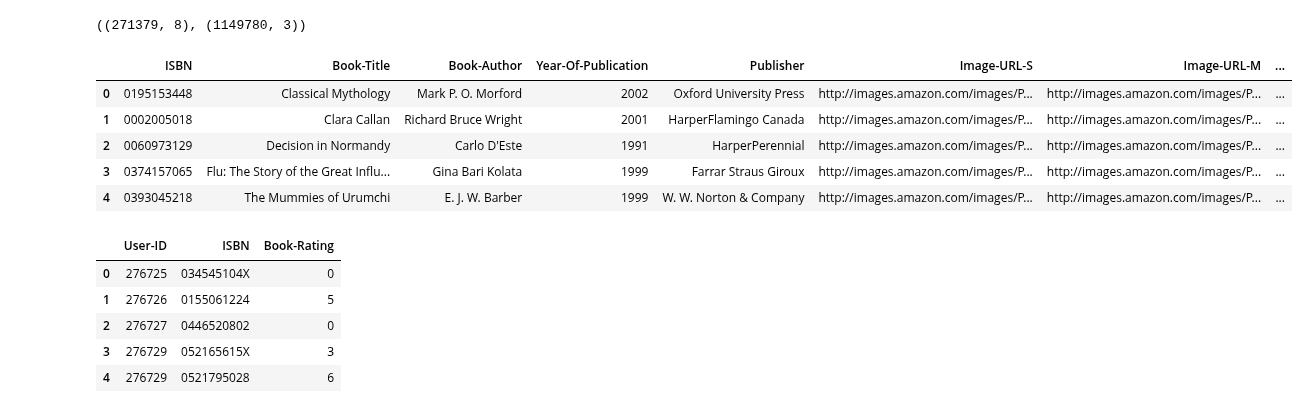
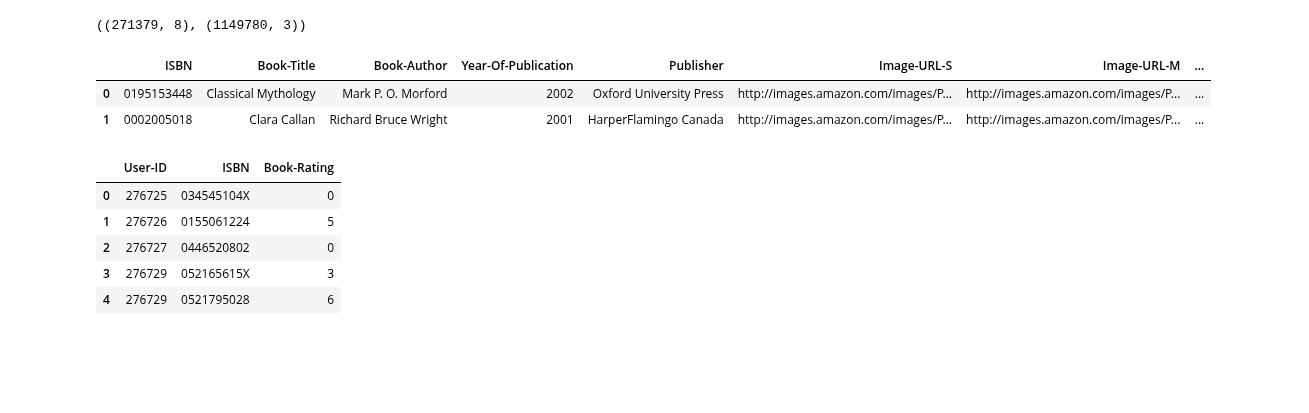
Before and after one commit to parking-place/PlayData_v2, a Jupyter notebook: 06. deep learning/4. RS Pytorch/3. Item-based Collaborative Filtering.ipynb, the cells around one changed output. Saved outputs shown, nothing was run; the diff lists cells and outputs as text; code cells hidden in the pictures; blank space fills up the shorter version.

```diff
--- a/06. deep learning/4. RS Pytorch/3. Item-based Collaborative Filtering.ipynb
+++ b/06. deep learning/4. RS Pytorch/3. Item-based Collaborative Filtering.ipynb
@@ -698,14 +430,11 @@ bxbooks.shape, bxbookratings.shape
 # %% [output]
 ((271379, 8), (1149780, 3))
 # %%
-bxbooks.head()
+bxbooks.head(2)
 # %% [output]
 |  | ISBN | Book-Title | Book-Author | Year-Of-Publication | Publisher | Image-URL-S | Image-URL-M | ... |
 | 0 | 0195153448 | Classical Mythology | Mark P. O. Morford | 2002 | Oxford University Press | http://images.amazon.com/images/P... | http://images.amazon.com/images/P... | ... |
 | 1 | 0002005018 | Clara Callan | Richard Bruce Wright | 2001 | HarperFlamingo Canada | http://images.amazon.com/images/P... | http://images.amazon.com/images/P... | ... |
-| 2 | 0060973129 | Decision in Normandy | Carlo D'Este | 1991 | HarperPerennial | http://images.amazon.com/images/P... | http://images.amazon.com/images/P... | ... |
-| 3 | 0374157065 | Flu: The Story of the Great Influ... | Gina Bari Kolata | 1999 | Farrar Straus Giroux | http://images.amazon.com/images/P... | http://images.amazon.com/images/P... | ... |
-| 4 | 0393045218 | The Mummies of Urumchi | E. J. W. Barber | 1999 | W. W. Norton & Company | http://images.amazon.com/images/P... | http://images.amazon.com/images/P... | ... |
 # %%
 bxbookratings.head()
 # %% [output]
```
Also changed, not shown: parts of 83 cells of this notebook, 8 other files.
